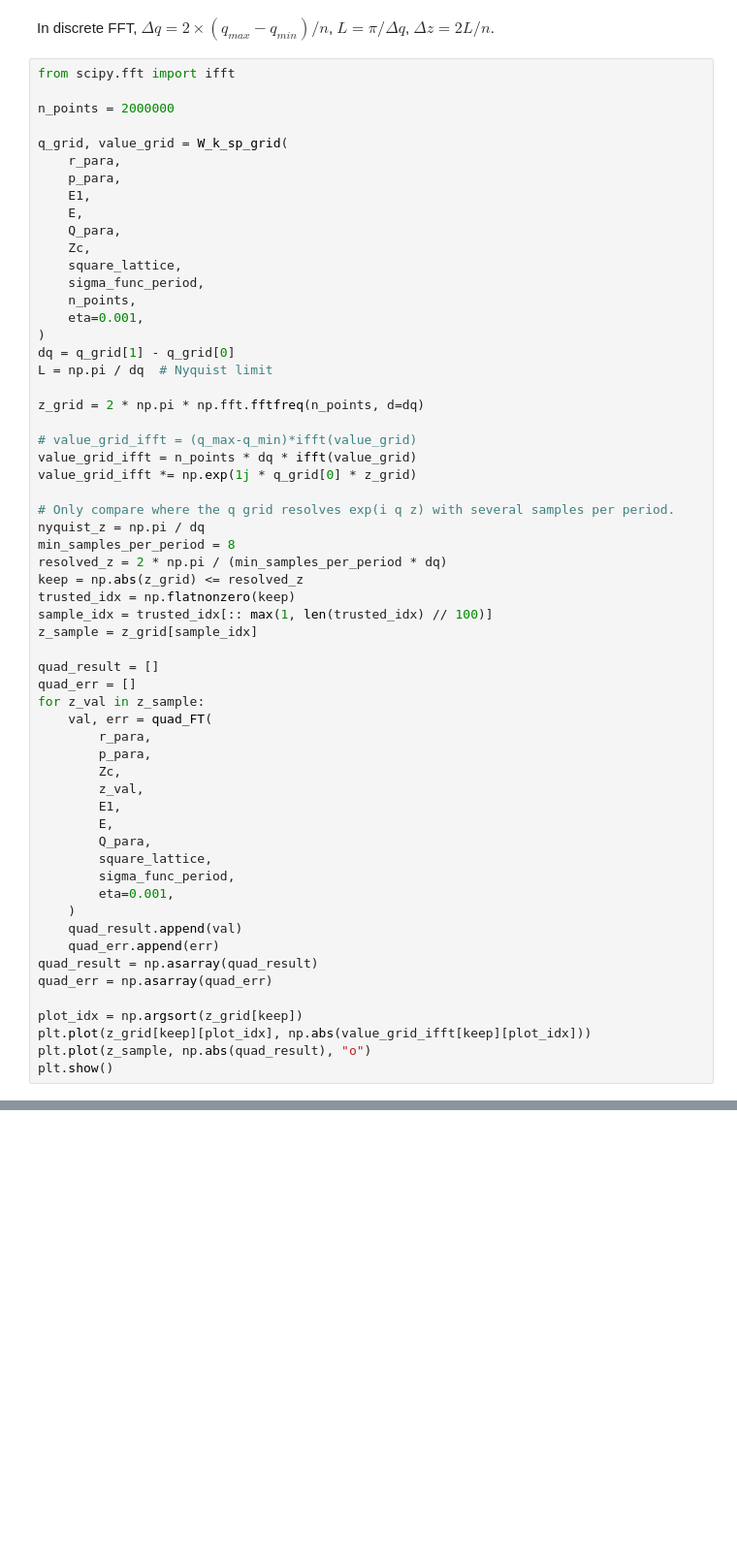
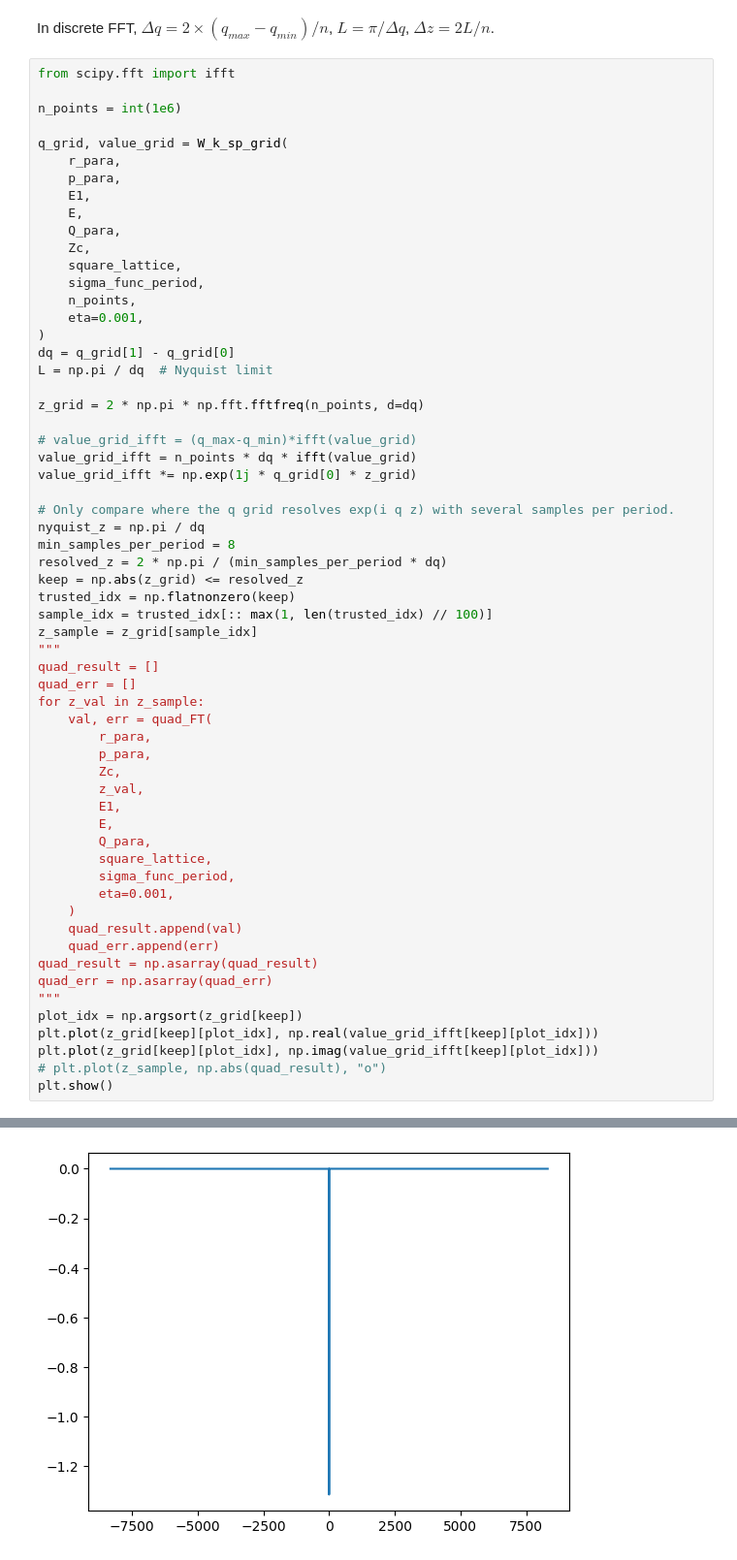
Before and after one commit to ClaudioQTM/2D_array, a Jupyter notebook: src/W_state/W_state_FFT.ipynb, the cells around one changed output, grey strips where cells are left out. Shown at 97% size. Drawn from its saved outputs; the diff is of its cells as text; blank space fills up the shorter version.

```diff
--- a/src/W_state/W_state_FFT.ipynb
+++ b/src/W_state/W_state_FFT.ipynb
@@ -257,7 +256,7 @@ In discrete FFT, $\Delta q=2\times (q_{max}-q_{min})/n$, $L=\pi/\Delta q$, $\Del
 # %%
 from scipy.fft import ifft
 
-n_points = 2000000
+n_points = int(1e6)
 
 q_grid, value_grid = W_k_sp_grid(
     r_para,
@@ -288,7 +287,7 @@ keep = np.abs(z_grid) <= resolved_z
 trusted_idx = np.flatnonzero(keep)
 sample_idx = trusted_idx[:: max(1, len(trusted_idx) // 100)]
 z_sample = z_grid[sample_idx]
-
+"""
 quad_result = []
 quad_err = []
 for z_val in z_sample:
@@ -308,9 +307,10 @@ for z_val in z_sample:
     quad_err.append(err)
 quad_result = np.asarray(quad_result)
 quad_err = np.asarray(quad_err)
-
+"""
 plot_idx = np.argsort(z_grid[keep])
-plt.plot(z_grid[keep][plot_idx], np.abs(value_grid_ifft[keep][plot_idx]))
-plt.plot(z_sample, np.abs(quad_result), "o")
+plt.plot(z_grid[keep][plot_idx], np.real(value_grid_ifft[keep][plot_idx]))
+plt.plot(z_grid[keep][plot_idx], np.imag(value_grid_ifft[keep][plot_idx]))
+# plt.plot(z_sample, np.abs(quad_result), "o")
 plt.show()
 # %% [output]
@@ -318,3 +317,4 @@ KeyboardInterrupt:
+[figure, added]
 # %%
 rng = np.random.default_rng(123)
 random_idx = rng.choice(len(z_grid), size=20, replace=False)
```
Also changed, not shown: parts of 12 cells of this notebook, 2 other files.
